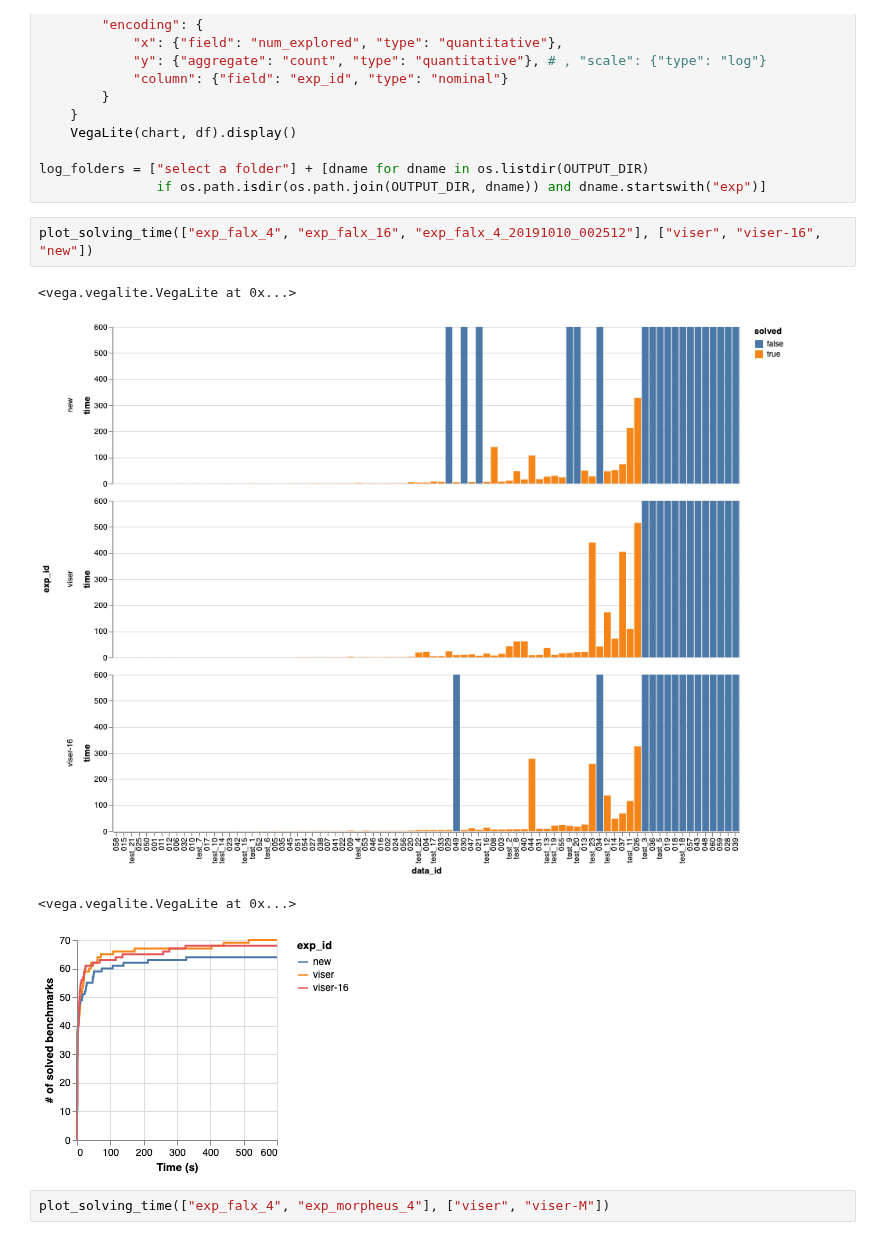
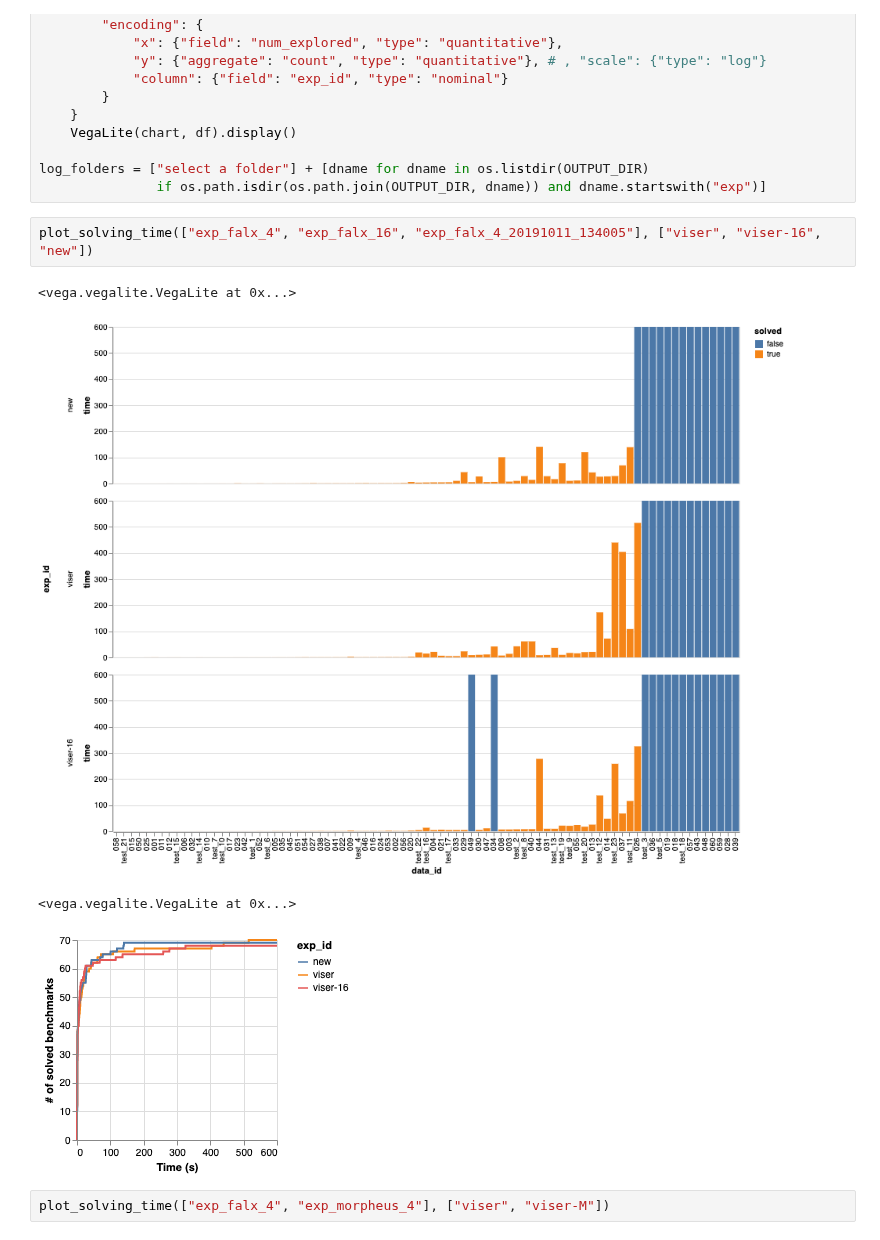
Before and after one commit to Mestway/falx, a Jupyter notebook: output/analyze.ipynb, the cells around one changed output. Cells and saved outputs as stored; diff of their text form.

```diff
--- a/output/analyze.ipynb
+++ b/output/analyze.ipynb
@@ -121,12 +121,12 @@ def plot_num_candidates(log_dir_list, titles):
 log_folders = ["select a folder"] + [dname for dname in os.listdir(OUTPUT_DIR)
                if os.path.isdir(os.path.join(OUTPUT_DIR, dname)) and dname.startswith("exp")]
 # %%
-plot_solving_time(["exp_falx_4", "exp_falx_16", "exp_falx_4_20191010_002512"], ["viser", "viser-16", "new"])
+plot_solving_time(["exp_falx_4", "exp_falx_16", "exp_falx_4_20191011_134005"], ["viser", "viser-16", "new"])
 # %% [output]
 <vega.vegalite.VegaLite at 0x...>
-[figure, old version]
+[figure, new version]
 <vega.vegalite.VegaLite at 0x...>
-[figure, old version]
+[figure, new version]
 # %%
 plot_solving_time(["exp_falx_4", "exp_morpheus_4"], ["viser", "viser-M"])
 # %% [output]
```
